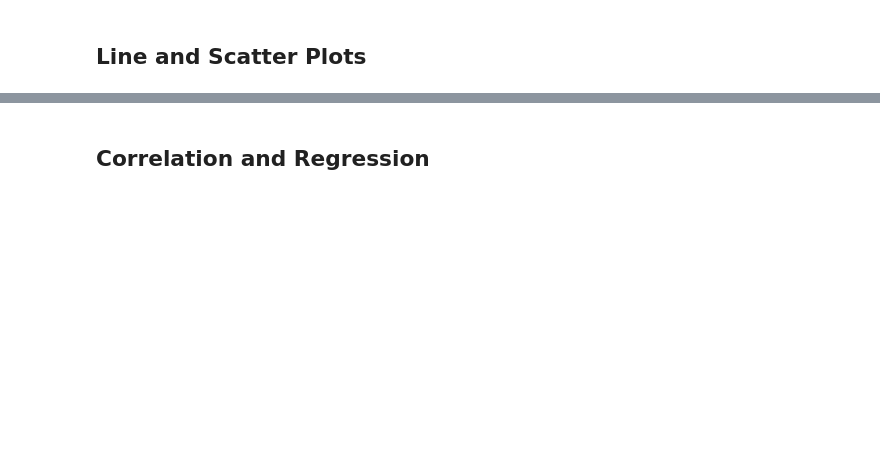
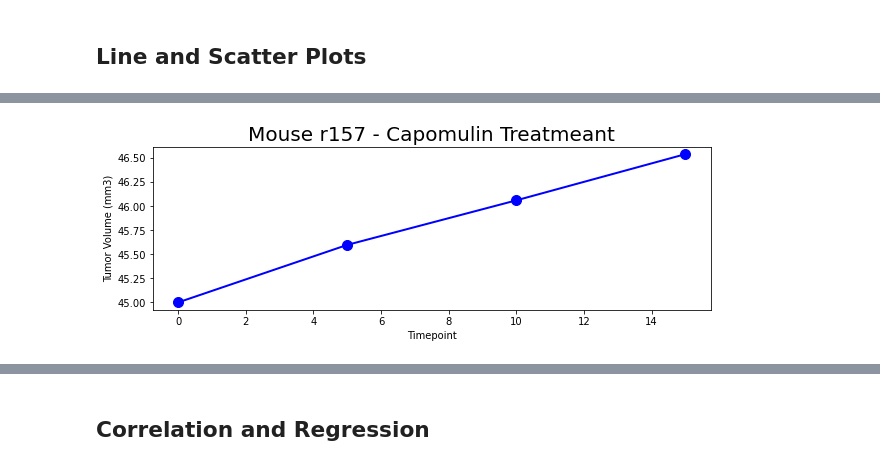
Before and after one commit to natalie-vls/UCI_HomeWork_NAviles, a Jupyter notebook: Pymaceuticals/pymaceuticals_starter.ipynb, the cells around one changed output, grey strips where cells are left out. Drawn from its saved outputs; the diff is of its cells as text; code cells hidden in the pictures; blank space fills up the shorter version.

```diff
--- a/Pymaceuticals/pymaceuticals_starter.ipynb
+++ b/Pymaceuticals/pymaceuticals_starter.ipynb
@@ -229,3 +414,6 @@ plt.show()
 ## Line and Scatter Plots
 # %%
 # Generate a line plot of tumor volume vs. time point for a mouse treated with Capomulin
+capomulin_df = combined_mouse_data.loc[combined_mouse_data["Drug Regimen"] == "Capomulin"]
+capomulin_df =capomulin_df.reset_index()
+capomulin_df
@@ -231,0 +434,3 @@ plt.show()
+# %%
+one_mouse = capomulin_df.loc[capomulin_df["Mouse ID"] == "r157"]
+one_mouse
@@ -232,2 +443,15 @@ plt.show()
+# %%
+x_axis = one_mouse["Timepoint"]
+tum_size = one_mouse["Tumor Volume (mm3)"]
+
+fig1, ax1 = plt.subplots(figsize=(10, 3))
+plt.title('Mouse r157 - Capomulin Treatmeant',fontsize =20)
+plt.plot(x_axis, tum_size,linewidth=2, markersize=10,marker="o",color="blue", label="Fahreneit")
+plt.xlabel('Timepoint',fontsize =10)
+plt.ylabel('Tumor Volume (mm3)',fontsize =10)
+
+plt.show()
+# %% [output]
+[figure, added]
 # %%
 # Generate a scatter plot of average tumor volume vs. mouse weight for the Capomulin regimen
```
Also changed, not shown: parts of 19 cells of this notebook, 1 other file.
